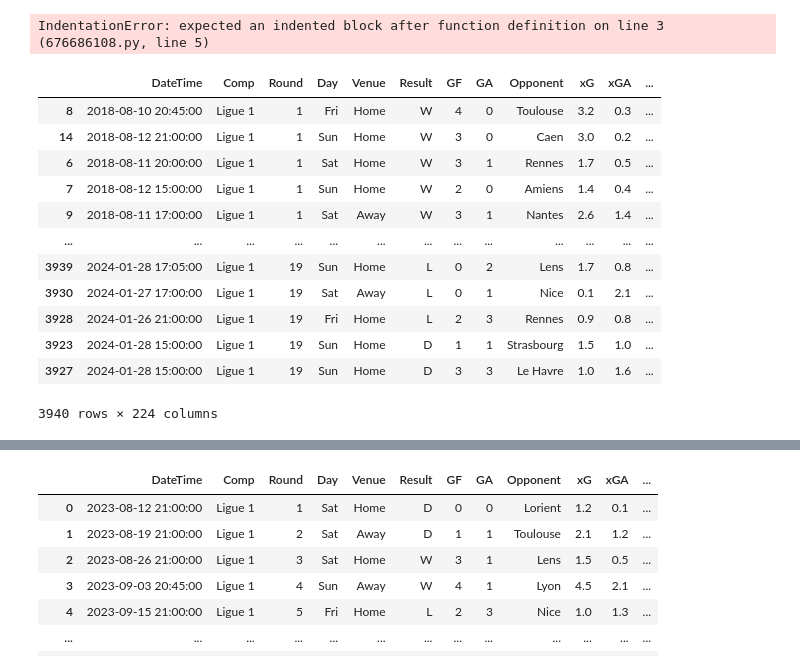
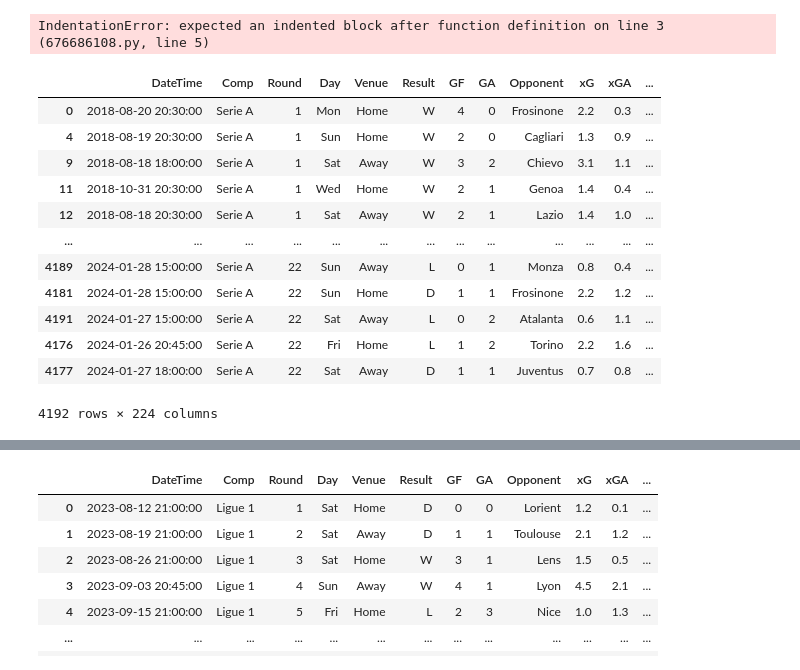
Before and after one commit to alexandreviard/Ligue1Predictor, a Jupyter notebook: POO/POO.ipynb, the cells around one changed output, grey strips where cells are left out. Cells and saved outputs as stored; diff of their text form; code cells hidden in the pictures.

```diff
--- a/POO/POO.ipynb
+++ b/POO/POO.ipynb
@@ -762,18 +748,18 @@ class ProcessingFootball:
 # %%
 b = Football_viz()
-b.read_data_for_model('Ligue 1')
+b.read_data_for_model('Serie A')
 # %% [output]
 |  | DateTime | Comp | Round | Day | Venue | Result | GF | GA | Opponent | xG | xGA | ... |
-| 8 | 2018-08-10 20:45:00 | Ligue 1 | 1 | Fri | Home | W | 4 | 0 | Toulouse | 3.2 | 0.3 | ... |
-| 14 | 2018-08-12 21:00:00 | Ligue 1 | 1 | Sun | Home | W | 3 | 0 | Caen | 3.0 | 0.2 | ... |
-| 6 | 2018-08-11 20:00:00 | Ligue 1 | 1 | Sat | Home | W | 3 | 1 | Rennes | 1.7 | 0.5 | ... |
-| 7 | 2018-08-12 15:00:00 | Ligue 1 | 1 | Sun | Home | W | 2 | 0 | Amiens | 1.4 | 0.4 | ... |
-| 9 | 2018-08-11 17:00:00 | Ligue 1 | 1 | Sat | Away | W | 3 | 1 | Nantes | 2.6 | 1.4 | ... |
+| 0 | 2018-08-20 20:30:00 | Serie A | 1 | Mon | Home | W | 4 | 0 | Frosinone | 2.2 | 0.3 | ... |
+| 4 | 2018-08-19 20:30:00 | Serie A | 1 | Sun | Home | W | 2 | 0 | Cagliari | 1.3 | 0.9 | ... |
+| 9 | 2018-08-18 18:00:00 | Serie A | 1 | Sat | Away | W | 3 | 2 | Chievo | 3.1 | 1.1 | ... |
+| 11 | 2018-10-31 20:30:00 | Serie A | 1 | Wed | Home | W | 2 | 1 | Genoa | 1.4 | 0.4 | ... |
+| 12 | 2018-08-18 20:30:00 | Serie A | 1 | Sat | Away | W | 2 | 1 | Lazio | 1.4 | 1.0 | ... |
 | ... | ... | ... | ... | ... | ... | ... | ... | ... | ... | ... | ... | ... |
-| 3939 | 2024-01-28 17:05:00 | Ligue 1 | 19 | Sun | Home | L | 0 | 2 | Lens | 1.7 | 0.8 | ... |
-| 3930 | 2024-01-27 17:00:00 | Ligue 1 | 19 | Sat | Away | L | 0 | 1 | Nice | 0.1 | 2.1 | ... |
-| 3928 | 2024-01-26 21:00:00 | Ligue 1 | 19 | Fri | Home | L | 2 | 3 | Rennes | 0.9 | 0.8 | ... |
-| 3923 | 2024-01-28 15:00:00 | Ligue 1 | 19 | Sun | Home | D | 1 | 1 | Strasbourg | 1.5 | 1.0 | ... |
-| 3927 | 2024-01-28 15:00:00 | Ligue 1 | 19 | Sun | Home | D | 3 | 3 | Le Havre | 1.0 | 1.6 | ... |
+| 4189 | 2024-01-28 15:00:00 | Serie A | 22 | Sun | Away | L | 0 | 1 | Monza | 0.8 | 0.4 | ... |
+| 4181 | 2024-01-28 15:00:00 | Serie A | 22 | Sun | Home | D | 1 | 1 | Frosinone | 2.2 | 1.2 | ... |
+| 4191 | 2024-01-27 15:00:00 | Serie A | 22 | Sat | Away | L | 0 | 2 | Atalanta | 0.6 | 1.1 | ... |
+| 4176 | 2024-01-26 20:45:00 | Serie A | 22 | Fri | Home | L | 1 | 2 | Torino | 2.2 | 1.6 | ... |
+| 4177 | 2024-01-27 18:00:00 | Serie A | 22 | Sat | Away | D | 1 | 1 | Juventus | 0.7 | 0.8 | ... |
-3940 rows × 224 columns
+4192 rows × 224 columns
 # %%
```
Also changed, not shown: parts of 3 cells of this notebook, 1 other file.
